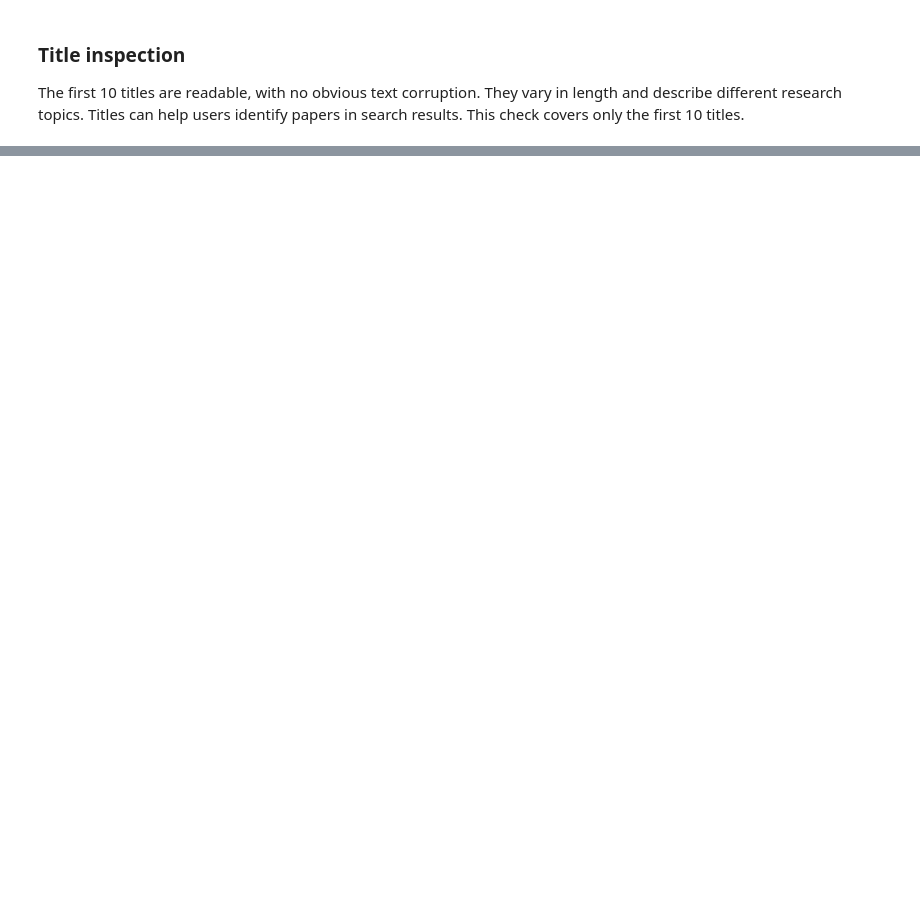
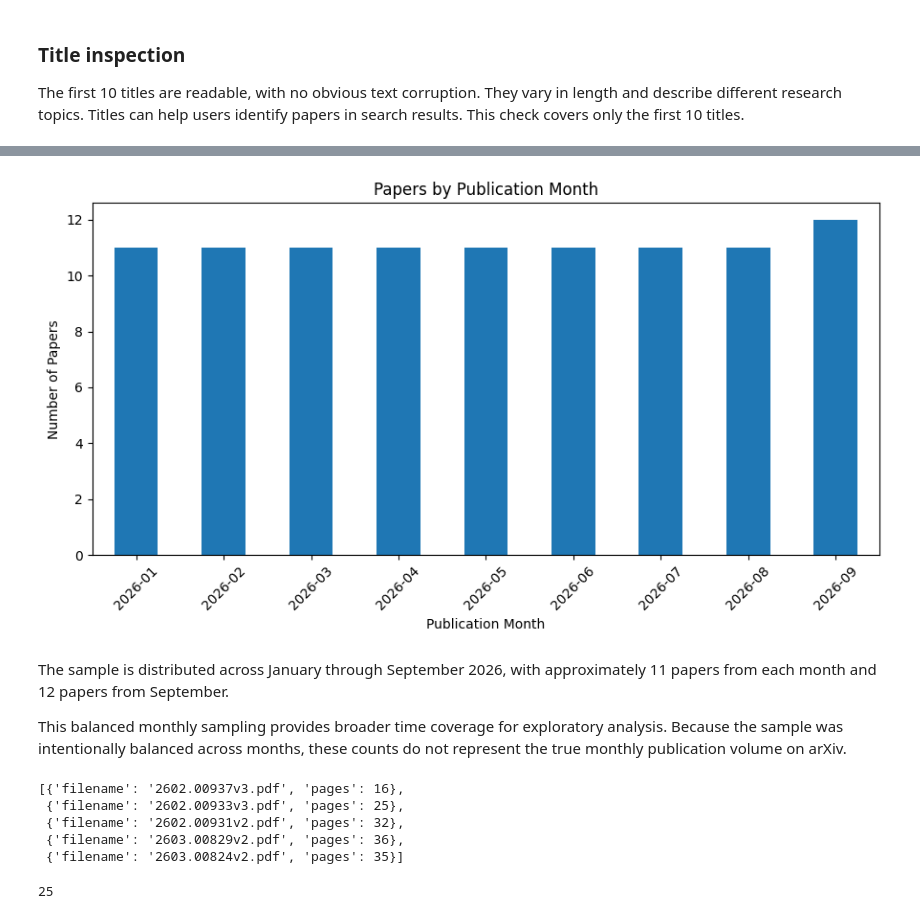
Before and after one commit to Break-Through-Tech/KPMG-1F-ai-research-intelligence-agent-for-business-insight-translation, a Jupyter notebook: notebooks/KPMG_Arxiv_EDA.ipynb, the cells around one changed output, grey strips where cells are left out. Cells and saved outputs as stored; diff of their text form; code cells hidden in the pictures; blank space fills up the shorter version.

Commit message:
Update arXiv sampling and add EDA analysis

```diff
--- a/notebooks/KPMG_Arxiv_EDA.ipynb
+++ b/notebooks/KPMG_Arxiv_EDA.ipynb
@@ -240,0 +351,9 @@ This check covers only the first 10 titles.
+# %%
+month_counts = (
+    df["published"]
+    .dt.strftime("%Y-%m")
+    .value_counts()
+    .sort_index()
+)
+
+month_counts
@@ -240,0 +372,43 @@ This check covers only the first 10 titles.
+# %%
+month_counts.plot(
+    kind="bar",
+    figsize=(9, 5)
+)
+
+plt.title("Papers by Publication Month")
+plt.xlabel("Publication Month")
+plt.ylabel("Number of Papers")
+plt.xticks(rotation=45)
+plt.tight_layout()
+plt.show()
+# %% [output]
+[figure, added]
+# %% [markdown]
+The sample is distributed across January through September 2026, with approximately 11 papers from each month and 12 papers from September.
+
+This balanced monthly sampling provides broader time coverage for exploratory analysis. Because the sample was intentionally balanced across months, these counts do not represent the true monthly publication volume on arXiv.
+# %%
+paper_lengths = []
+
+for filename in pdf_files:
+    pdf_path = os.path.join(pdf_dir, filename)
+
+    with fitz.open(pdf_path) as doc:
+        page_count = len(doc)
+
+    paper_lengths.append({
+        "filename": filename,
+        "pages": page_count
+    })
+
+paper_lengths[:5]
+# %% [output]
+[{'filename': '2602.00937v3.pdf', 'pages': 16},
+ {'filename': '2602.00933v3.pdf', 'pages': 25},
+ {'filename': '2602.00931v2.pdf', 'pages': 32},
+ {'filename': '2603.00829v2.pdf', 'pages': 36},
+ {'filename': '2603.00824v2.pdf', 'pages': 35}]
+# %%
+len(paper_lengths)
+# %% [output]
+25
```
Also changed, not shown: parts of 37 cells of this notebook, 1 other file.
